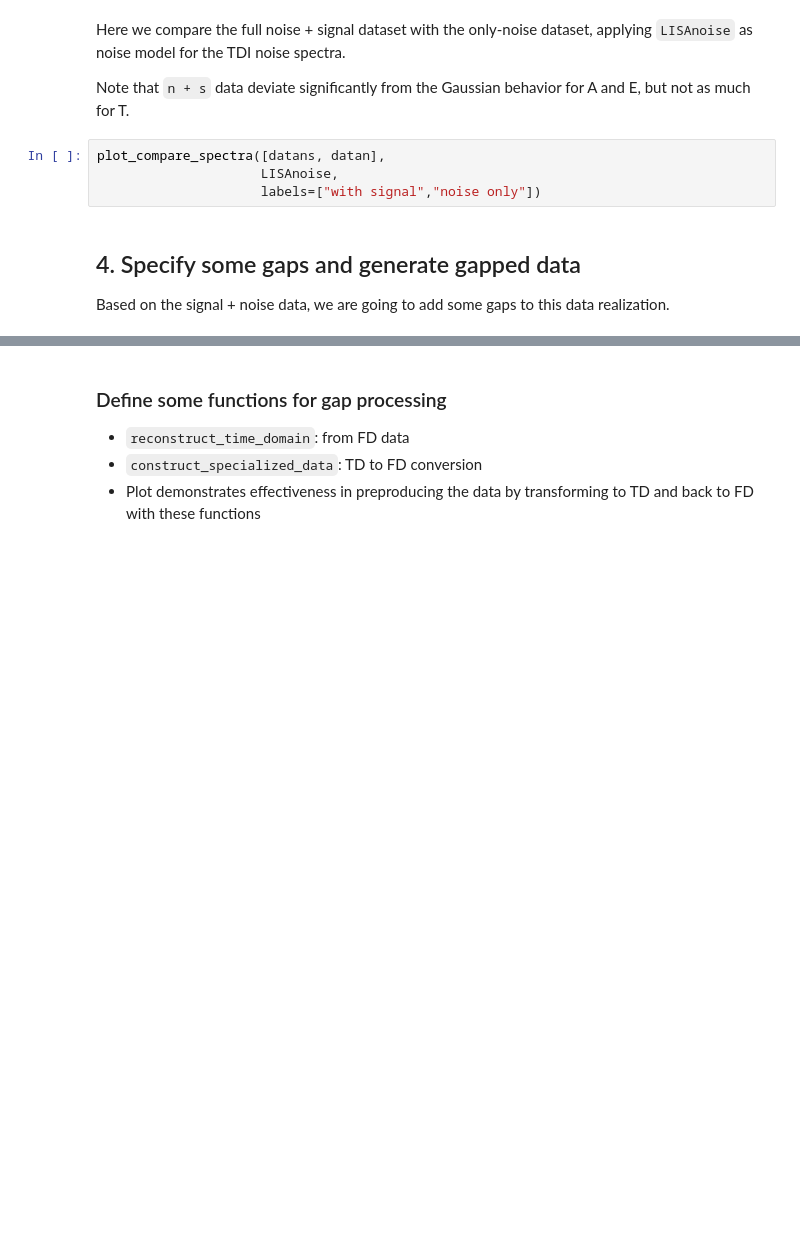
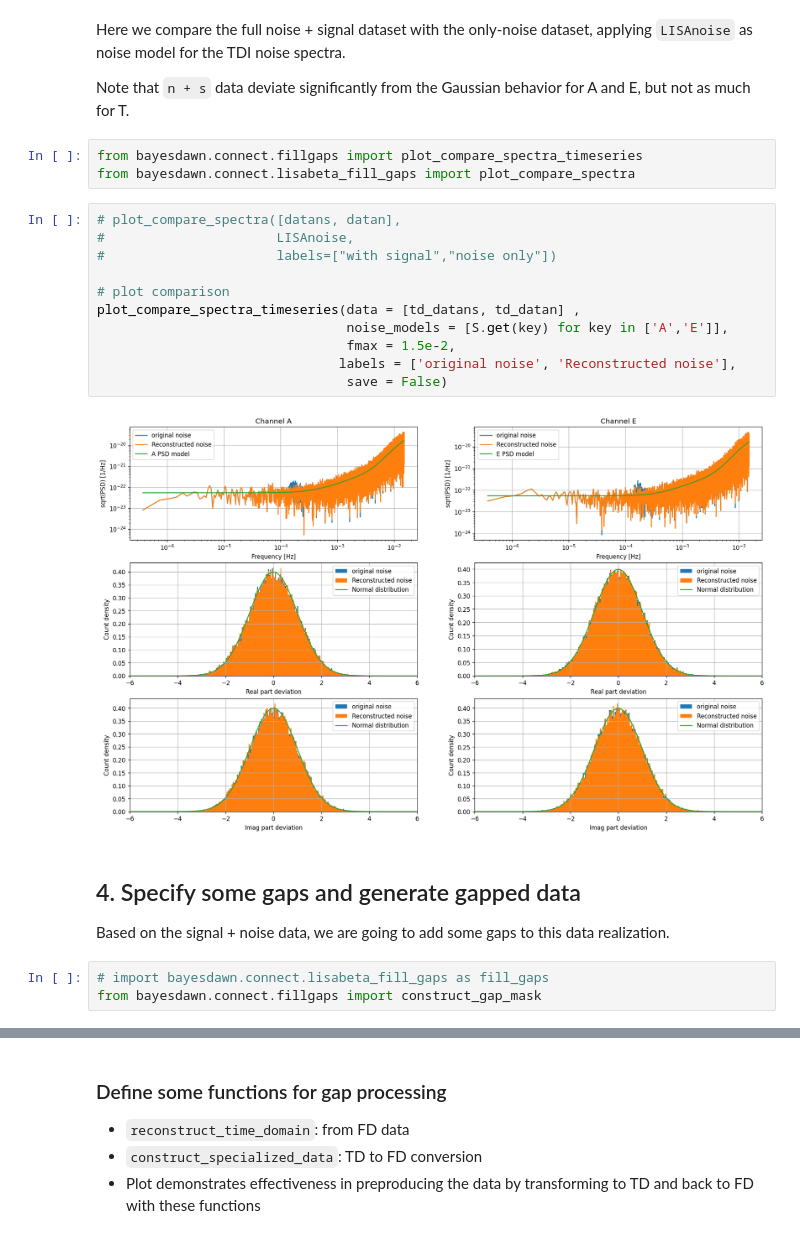
Before and after one commit to qbaghi/bayesdawn, a Jupyter notebook: notebooks/Spritz-MBHB-search-dev-globe.ipynb, the cells around one changed output, grey strips where cells are left out. Drawn from its saved outputs; the diff is of its cells as text; blank space fills up the shorter version.

```diff
--- a/notebooks/Spritz-MBHB-search-dev-globe.ipynb
+++ b/notebooks/Spritz-MBHB-search-dev-globe.ipynb
@@ -424,10 +288,25 @@ def plot_compare_spectra(datasets, LISAnoise=None, nchan=3, labels=None, fs=None
 Here we compare the full noise + signal dataset with the only-noise dataset, applying `LISAnoise` as noise model for the TDI noise spectra.
 
 Note that `n + s` data deviate significantly from the Gaussian behavior for A and E, but not as much for T.
-# %%
-plot_compare_spectra([datans, datan],
-                     LISAnoise,
-                     labels=["with signal","noise only"])
+# %%
+from bayesdawn.connect.fillgaps import plot_compare_spectra_timeseries
+from bayesdawn.connect.lisabeta_fill_gaps import plot_compare_spectra
+# %%
+# plot_compare_spectra([datans, datan],
+#                      LISAnoise,
+#                      labels=["with signal","noise only"])
+
+# plot comparison
+plot_compare_spectra_timeseries(data = [td_datans, td_datan] ,
+                                noise_models = [S.get(key) for key in ['A','E']],
+                                fmax = 1.5e-2,
+                               labels = ['original noise', 'Reconstructed noise'],
+                                save = False)
+# %% [output]
+[figure, added]
 # %% [markdown]
 ## 4. Specify some gaps and generate gapped data
 Based on the signal + noise data, we are going to add some gaps to this data realization.
+# %%
+# import bayesdawn.connect.lisabeta_fill_gaps as fill_gaps
+from bayesdawn.connect.fillgaps import construct_gap_mask
```
Also changed, not shown: parts of 47 cells of this notebook, 3 other files.
